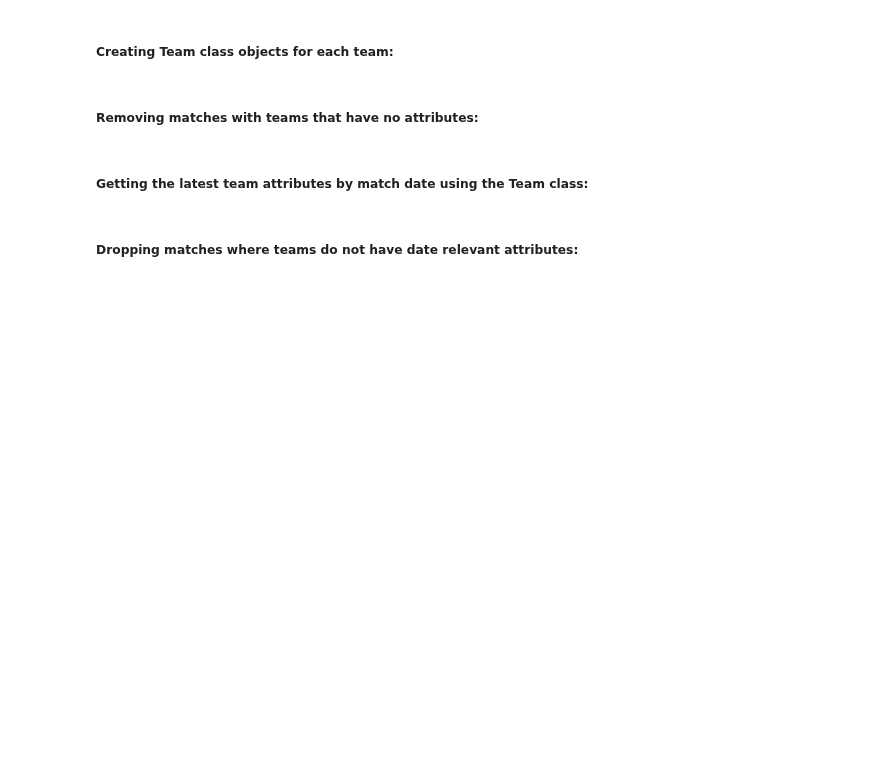
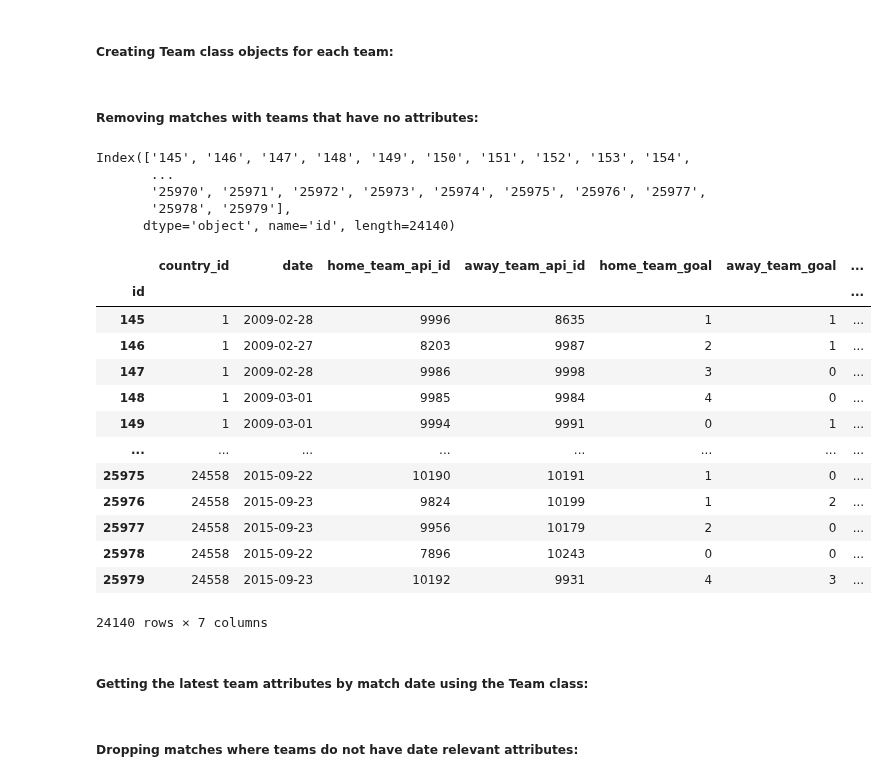
Before and after one commit to gediminas-skvarnavicius/football-db-analysis, a Jupyter notebook: analysis.ipynb, the cells around one changed output. Cells and saved outputs as stored; diff of their text form; code cells hidden in the pictures; blank space fills up the shorter version.

```diff
--- a/analysis.ipynb
+++ b/analysis.ipynb
@@ -77,6 +78,7 @@ match_cols = [col for col in match_cols if col not in match_cols_to_remove]
 match_raw = con.query(f"""--sql
           SELECT {', '.join(match_cols)} FROM Match
           """).to_df()
+match_raw.set_index('id',inplace=True)
 # %% [markdown]
 #### What countries were the matches played in?
 # %% [markdown]
@@ -663,7 +668,7 @@ combo_dict = unique_combos["combo"].to_dict()
 combo_dict = {v: k for k, v in combo_dict.items()}
 
 # Adding the combinations from the raw data
-match_win_df = pd.merge(
+match_win_df_combo = pd.merge(
     match_win_df,
     match_raw[["combinations_home", "combinations_away"]],
     left_index=True,
@@ -671,15 +676,17 @@ match_win_df = pd.merge(
 )
 
 # Changing the combinations into a single number label
-match_win_df[["combinations_home", "combinations_away"]] = match_win_df[
+match_win_df_combo[["combinations_home", "combinations_away"]] = match_win_df_combo[
     ["combinations_home", "combinations_away"]
 ].replace(combo_dict)
 
 # Making a column with the home away combination pairs
-match_win_df["combo_home_away"] = match_win_df.apply(
+match_win_df_combo["combo_home_away"] = match_win_df_combo.apply(
     lambda x: (x["combinations_home"], x["combinations_away"]), axis=1
 )
-match_win_df['combo_home_away']=match_win_df['combo_home_away'].apply(lambda x: np.nan if np.isnan(x).any() else x)
+match_win_df_combo["combo_home_away"] = match_win_df_combo["combo_home_away"].apply(
+    lambda x: np.nan if np.isnan(x).any() else x
+)
 # %% [markdown]
 ##### Chi-squared test with the null hypothesis that home team combination is not associated to home the home team winning:
 # %%
@@ -767,0 +771,18 @@ The combinations of player positions seem to matter for the game outcome, yet th
+# %%
+match_win_df_combo.dropna(inplace=True)
+home_win_target = match_win_df_combo["home_team_win"]
+home_win_team_features = match_win_df_combo[["combinations_home", "combinations_away"]]
+# Splitting the data into training and test sets
+X_train, X_test, y_train, y_test = train_test_split(
+    home_win_team_features, home_win_target, test_size=0.33, random_state=1
+)
+
+# Create and fit the logistic regression model
+logit_model = RandomForestClassifier()
+result = logit_model.fit(X_train,y_train)
+
+# Predict using the trained model
+predictions = result.predict(X_test)
+
+# Print the predicted probabilities
+print(classification_report(y_test, predictions.round()))
@@ -797,4 +838,29 @@ for team in unique_team_ids:
     teams[team].get_data(team_attr_raw)
 # %% [markdown]
 ##### Removing matches with teams that have no attributes:
+# %%
+match_win_df_combo.[index]
+# %% [output]
+Index(['145', '146', '147', '148', '149', '150', '151', '152', '153', '154',
+       ...
+       '25970', '25971', '25972', '25973', '25974', '25975', '25976', '25977',
+       '25978', '25979'],
+      dtype='object', name='id', length=24140)
+# %%
+match_win_df[match_win_df.index.isin(match_win_df_combo.index)]
+# %% [output]
+|  | country_id | date | home_team_api_id | away_team_api_id | home_team_goal | away_team_goal | ... |
+| id |  |  |  |  |  |  | ... |
+| 145 | 1 | 2009-02-28 | 9996 | 8635 | 1 | 1 | ... |
+| 146 | 1 | 2009-02-27 | 8203 | 9987 | 2 | 1 | ... |
+| 147 | 1 | 2009-02-28 | 9986 | 9998 | 3 | 0 | ... |
+| 148 | 1 | 2009-03-01 | 9985 | 9984 | 4 | 0 | ... |
+| 149 | 1 | 2009-03-01 | 9994 | 9991 | 0 | 1 | ... |
+| ... | ... | ... | ... | ... | ... | ... | ... |
+| 25975 | 24558 | 2015-09-22 | 10190 | 10191 | 1 | 0 | ... |
+| 25976 | 24558 | 2015-09-23 | 9824 | 10199 | 1 | 2 | ... |
+| 25977 | 24558 | 2015-09-23 | 9956 | 10179 | 2 | 0 | ... |
+| 25978 | 24558 | 2015-09-22 | 7896 | 10243 | 0 | 0 | ... |
+| 25979 | 24558 | 2015-09-23 | 10192 | 9931 | 4 | 3 | ... |
+24140 rows × 7 columns
 # %%
```
Also changed, not shown: parts of 72 cells of this notebook, 1 other file.
